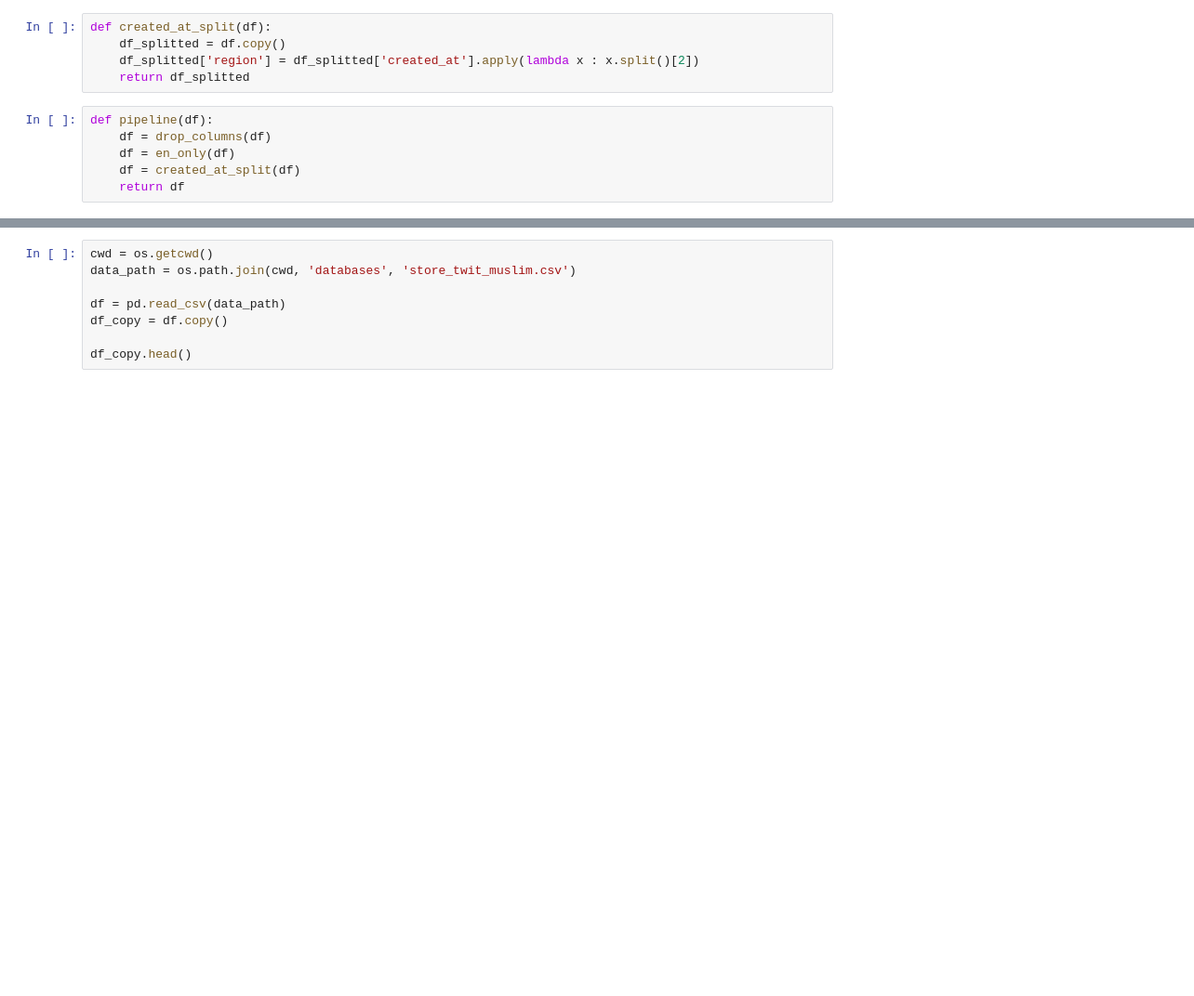
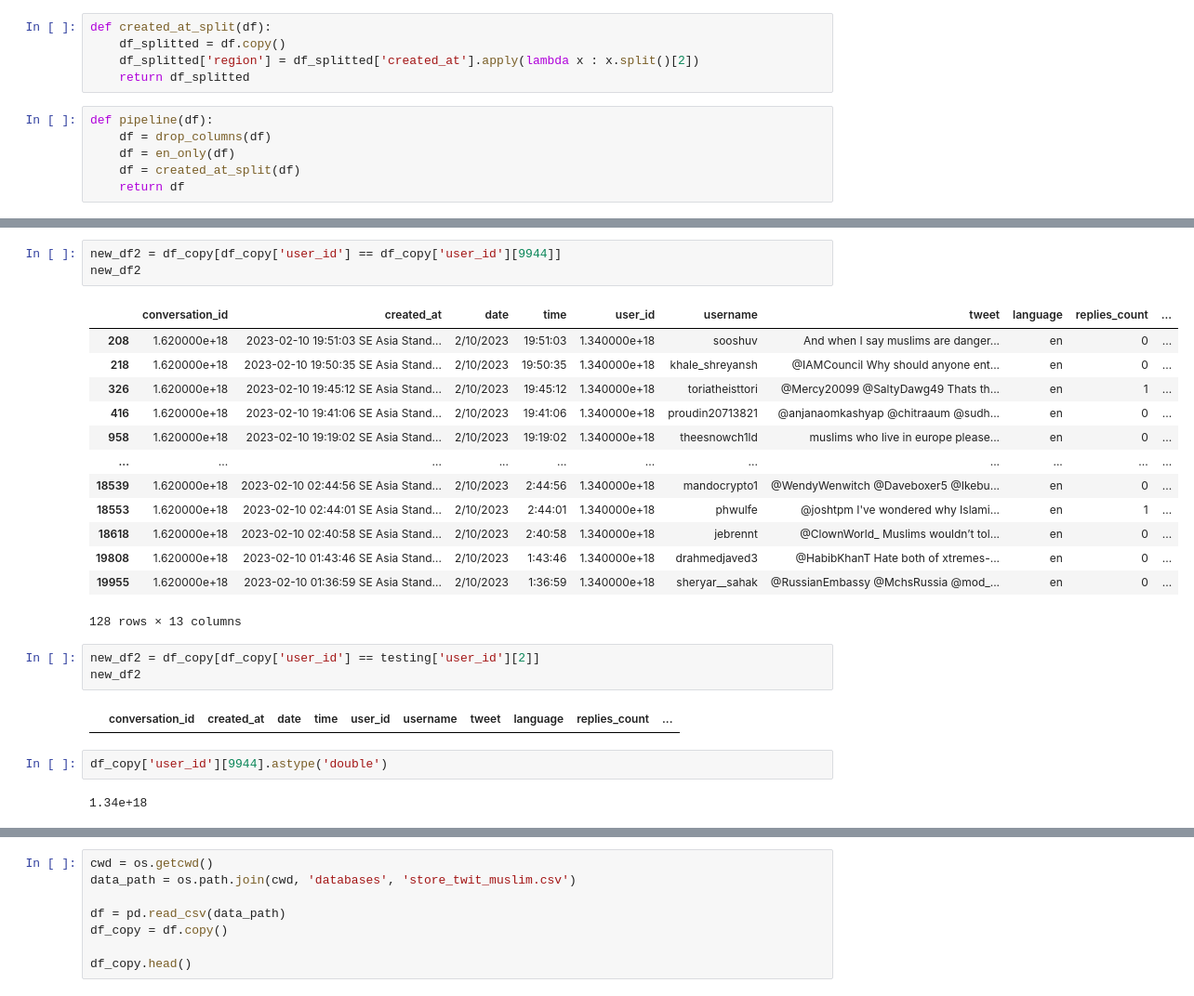
Before and after one commit to rarmnsyah/DATASCIENCE, a Jupyter notebook: MEGA-PROJECT/main.ipynb, the cells around one changed output, grey strips where cells are left out. Shown at 93% size. Cells and saved outputs as stored; diff of their text form; blank space fills up the shorter version.

```diff
--- a/MEGA-PROJECT/main.ipynb
+++ b/MEGA-PROJECT/main.ipynb
@@ -58,0 +105,26 @@ def highest_tweet(df_copy, col, limit):
+# %%
+new_df2 = df_copy[df_copy['user_id'] == df_copy['user_id'][9944]]
+new_df2
+# %% [output]
+|  | conversation_id | created_at | date | time | user_id | username | tweet | language | replies_count | ... |
+| 208 | 1.620000e+18 | 2023-02-10 19:51:03 SE Asia Stand... | 2/10/2023 | 19:51:03 | 1.340000e+18 | sooshuv | And when I say muslims are danger... | en | 0 | ... |
+| 218 | 1.620000e+18 | 2023-02-10 19:50:35 SE Asia Stand... | 2/10/2023 | 19:50:35 | 1.340000e+18 | khale_shreyansh | @IAMCouncil Why should anyone ent... | en | 0 | ... |
+| 326 | 1.620000e+18 | 2023-02-10 19:45:12 SE Asia Stand... | 2/10/2023 | 19:45:12 | 1.340000e+18 | toriatheisttori | @Mercy20099 @SaltyDawg49 Thats th... | en | 1 | ... |
+| 416 | 1.620000e+18 | 2023-02-10 19:41:06 SE Asia Stand... | 2/10/2023 | 19:41:06 | 1.340000e+18 | proudin20713821 | @anjanaomkashyap @chitraaum @sudh... | en | 0 | ... |
+| 958 | 1.620000e+18 | 2023-02-10 19:19:02 SE Asia Stand... | 2/10/2023 | 19:19:02 | 1.340000e+18 | theesnowch1ld | muslims who live in europe please... | en | 0 | ... |
+| ... | ... | ... | ... | ... | ... | ... | ... | ... | ... | ... |
+| 18539 | 1.620000e+18 | 2023-02-10 02:44:56 SE Asia Stand... | 2/10/2023 | 2:44:56 | 1.340000e+18 | mandocrypto1 | @WendyWenwitch @Daveboxer5 @Ikebu... | en | 0 | ... |
+| 18553 | 1.620000e+18 | 2023-02-10 02:44:01 SE Asia Stand... | 2/10/2023 | 2:44:01 | 1.340000e+18 | phwulfe | @joshtpm I've wondered why Islami... | en | 1 | ... |
+| 18618 | 1.620000e+18 | 2023-02-10 02:40:58 SE Asia Stand... | 2/10/2023 | 2:40:58 | 1.340000e+18 | jebrennt | @ClownWorld_ Muslims wouldn’t tol... | en | 0 | ... |
+| 19808 | 1.620000e+18 | 2023-02-10 01:43:46 SE Asia Stand... | 2/10/2023 | 1:43:46 | 1.340000e+18 | drahmedjaved3 | @HabibKhanT Hate both of xtremes-... | en | 0 | ... |
+| 19955 | 1.620000e+18 | 2023-02-10 01:36:59 SE Asia Stand... | 2/10/2023 | 1:36:59 | 1.340000e+18 | sheryar__sahak | @RussianEmbassy @MchsRussia @mod_... | en | 0 | ... |
+128 rows × 13 columns
+# %%
+new_df2 = df_copy[df_copy['user_id'] == testing['user_id'][2]]
+new_df2
+# %% [output]
+|  | conversation_id | created_at | date | time | user_id | username | tweet | language | replies_count | ... |
+# %%
+df_copy['user_id'][9944].astype('double')
+# %% [output]
+1.34e+18
```
Also changed, not shown: parts of 14 cells of this notebook, 1 other file.
